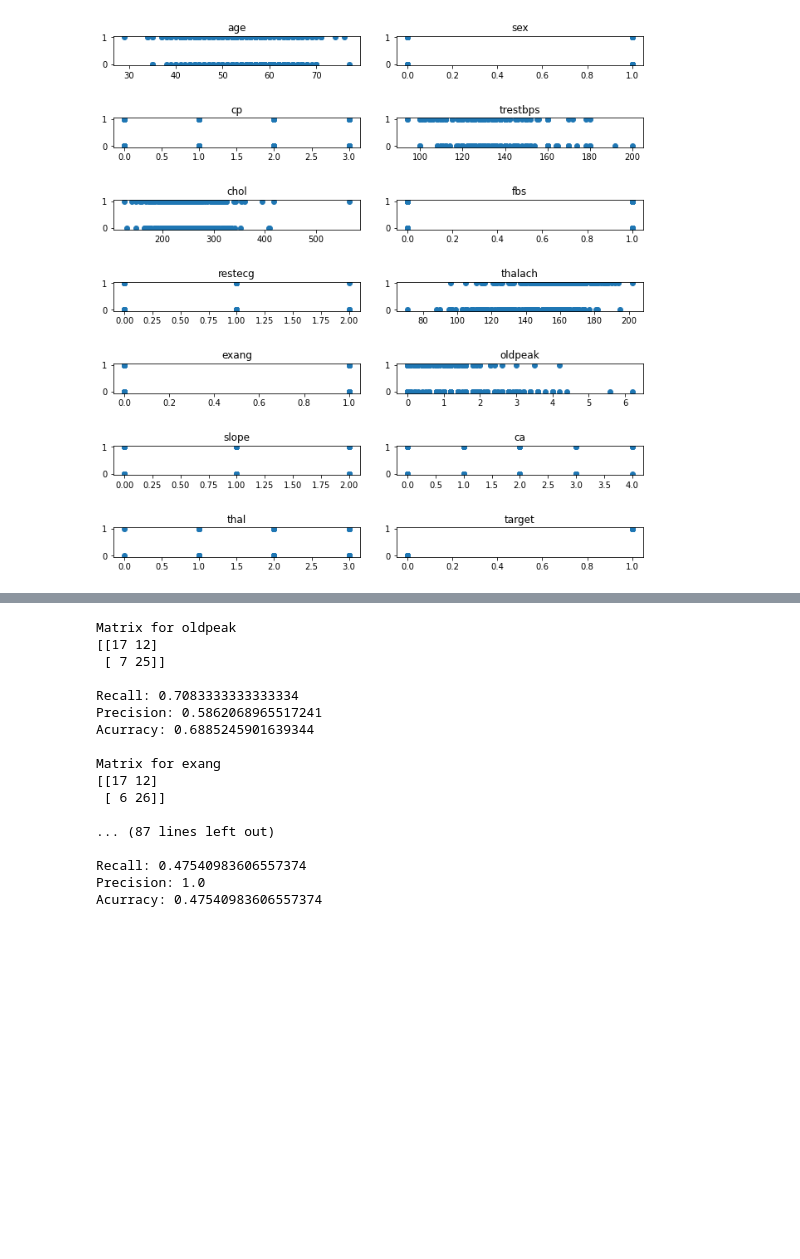
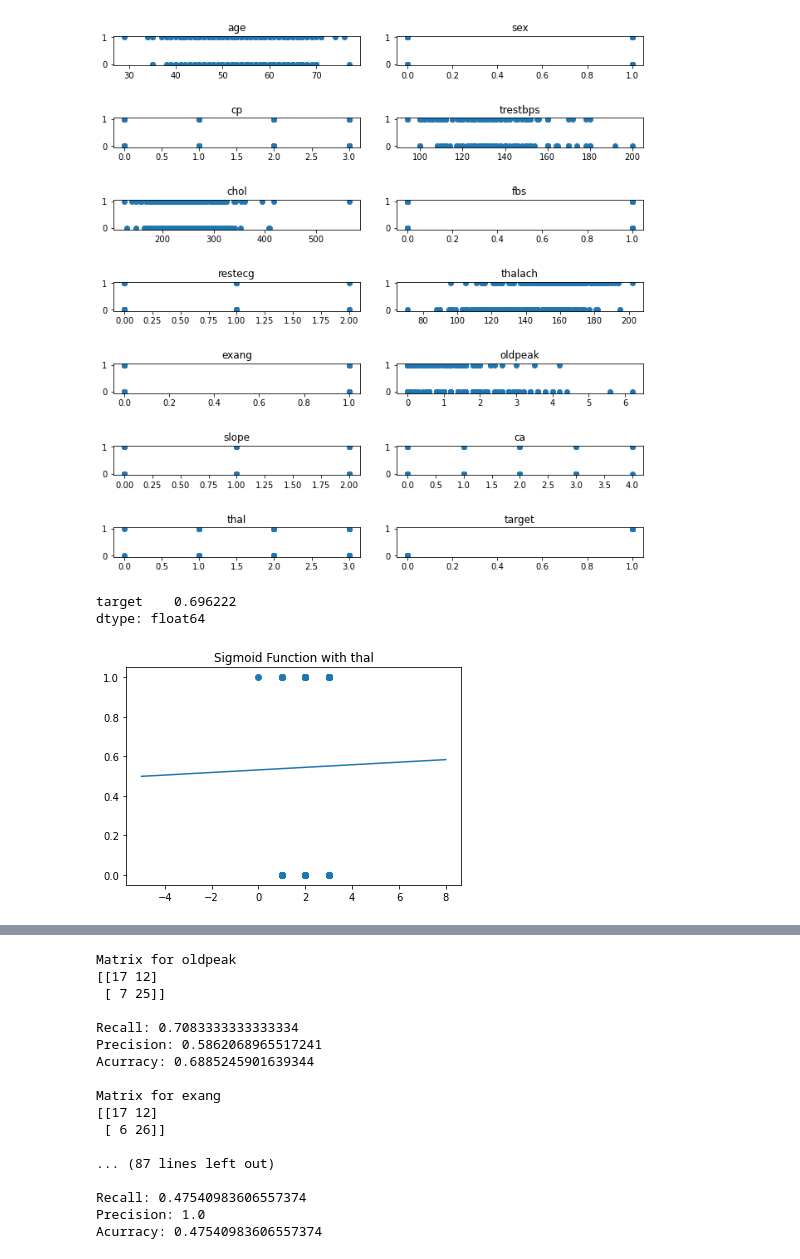
Before and after one commit to JoseGuzmanZamora/elementsOfMachineLearning, a Jupyter notebook: lab3/main.ipynb, the cells around one changed output, grey strips where cells are left out. Cells and saved outputs as stored; diff of their text form; code cells hidden in the pictures; blank space fills up the shorter version.

```diff
--- a/lab3/main.ipynb
+++ b/lab3/main.ipynb
@@ -152,7 +152,7 @@ Start with a simple regression model that tries to predict
 based only on one variable.
 """
 
-def prueba_simple(equis, ye, variable):
+def prueba_simple(equis, ye, variable, it):
     """
     Run Logistic Regression based on One Variable.
 
@@ -172,7 +172,7 @@ def prueba_simple(equis, ye, variable):
     unos = np.asarray([1 for i in range(x1.shape[0])])
     xes = np.vstack([unos, x1]).transpose()
     y = np.expand_dims(y,1)
-    res = logisticop.optimize_log2(xes, y)
+    res = logisticop.optimize_log2(xes, y, it)
     # Continue to setup the plotting
     xl = np.linspace(limite_inferior - 5,limite_superior + 5,200)
     y = 1 / (1 + (np.e ** -(res[0] + xl * res[1])))
@@ -225,6 +225,12 @@ xes = data_partida.drop('target', 1)
 
 x_train, x_test, y_train, y_test = train_test_split(xes, response, test_size=0.20, random_state=42)
 resultados = []
+# %%
+prueba = prueba_simple(x_train, y_train, 'thal', 1)
+# %% [output]
+target    0.696222
+dtype: float64
+[figure, added]
 # %%
 """
 Run the algorithm on all of the variables and start comparing
```
Also changed, not shown: parts of 3 cells of this notebook, 1 other file.
